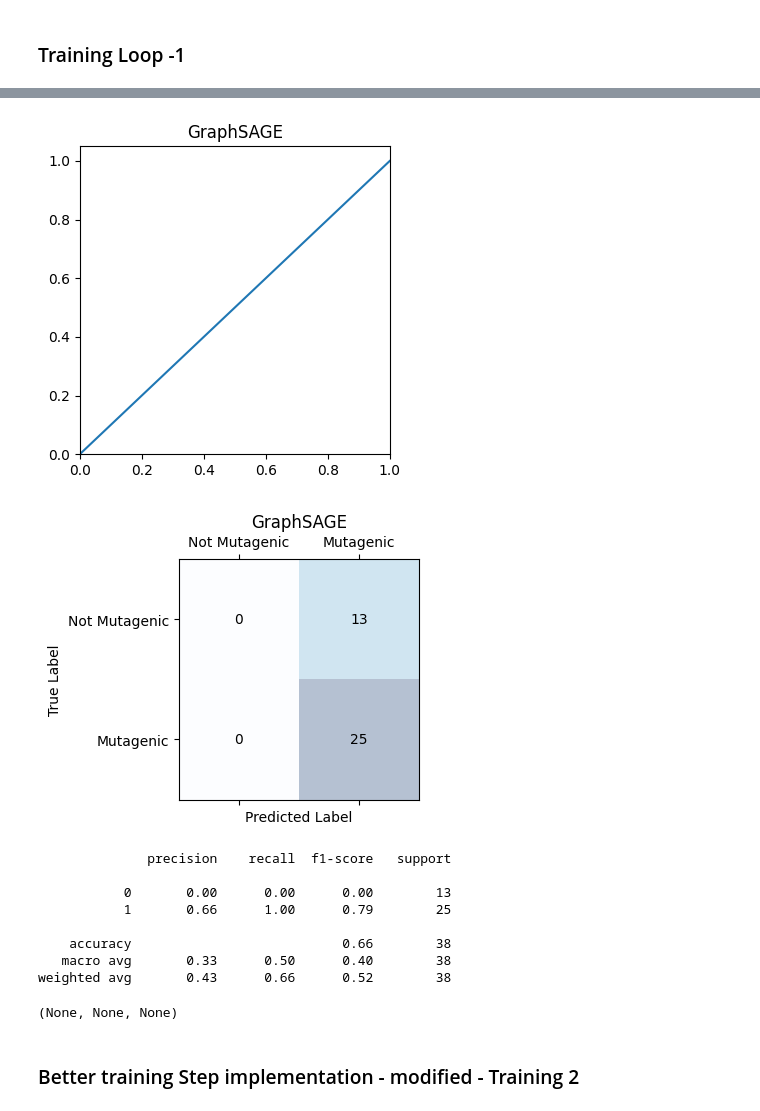
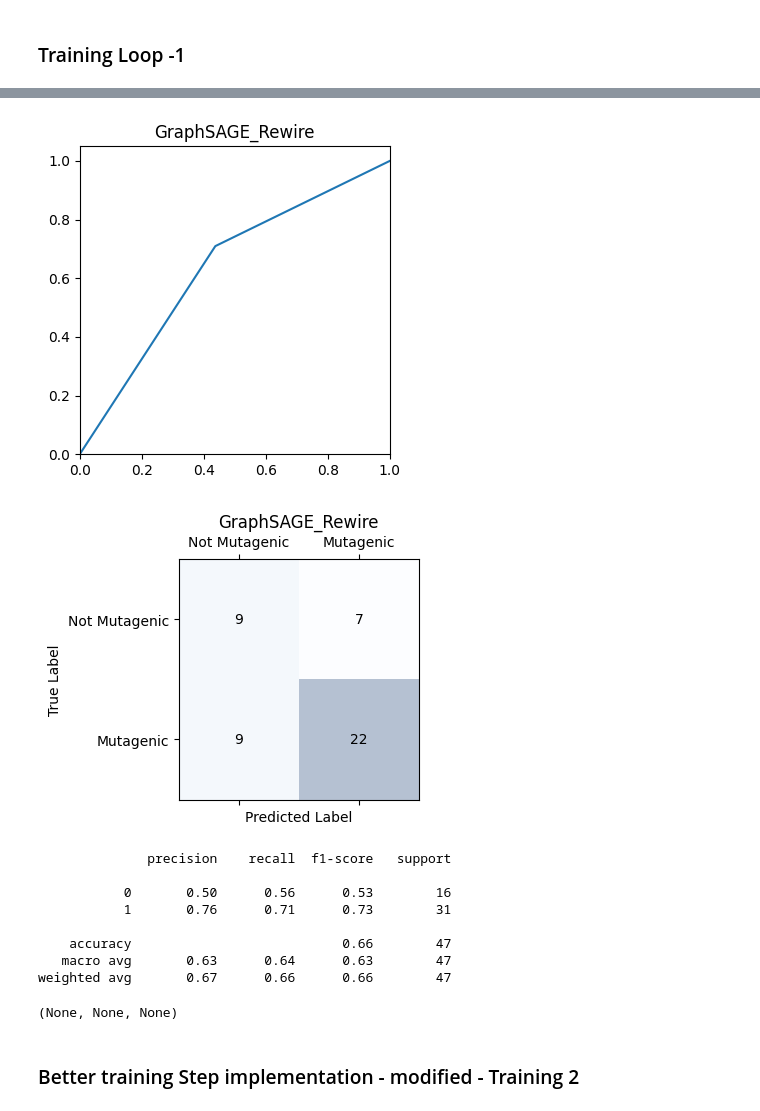
Before and after one commit to AmazingK2k3/Over_Squashing_GNNs, a Jupyter notebook: MUTAG_GraphSAGE.ipynb, the cells around one changed output, grey strips where cells are left out. Saved outputs shown, nothing was run; the diff lists cells and outputs as text; code cells hidden in the pictures.

```diff
--- a/MUTAG_GraphSAGE.ipynb
+++ b/MUTAG_GraphSAGE.ipynb
@@ -480,7 +539,7 @@ class GraphSAGE(torch.nn.Module):
 # %% [markdown]
 ## Loader Function
 # %%
-def split_data(data, train_size=0.8, val_size=0.1, random_state=42):
+def split_data(data, train_size=0.75, val_size=0.15, random_state=42):
     # Convert to list if not already
     data = list(data)
 
@@ -618,7 +672,7 @@ def c_matplot(model, test_loader, j):
 # %%
 from sklearn.utils.class_weight import compute_class_weight
 
-def train(model, loader, lr, epochs,i):
+def train_1(model, loader, lr, epochs,i, rewired_edge_index=None):
   # all_labels = []
   # for data in loader:
   #     all_labels.extend(data.y.cpu().numpy())
@@ -641,7 +695,7 @@ def train(model, loader, lr, epochs,i):
     val_loss = 0
     val_acc = 0
 
-    for data in loader:
+    for batch_idx, data in enumerate(train_loader):
       data.x = data.x.to(device)
       data.edge_index = data.edge_index.to(device)
       data.y = data.y.to(device).float()
@@ -649,7 +703,11 @@ def train(model, loader, lr, epochs,i):
       #data.y = data.y.view(-1,1)
 
       optimizer.zero_grad()
-      out = model(data.x, data.edge_index, data.batch)
+       # Handle rewired edge index if present
+      if rewired_edge_index is not None:
+          out = model(data.x, data.edge_index, data.batch, rewired_edge_index=rewired_edge_index[batch_idx])
+      else:
+          out = model(data.x, data.edge_index, data.batch)
       out = out.view(-1)
 
       #print("Before view", out)
@@ -659,7 +717,7 @@ def train(model, loader, lr, epochs,i):
       loss.backward()
       optimizer.step()
 
-    val_loss, val_acc = test(model, val_loader)
+    val_loss, val_acc = test(model, val_loader, rewired_edge_index=rewired_edge_index if rewired_edge_index is not None else None)
     val_acc = round(val_acc,2)
     #print("val_acc",val_acc)
     val_accuracies.append(val_acc)
@@ -700,20 +758,24 @@ def train(model, loader, lr, epochs,i):
   #return model, best_val_acc, best_train_acc, best_epoch
   return model, round(best_train_acc * 100, 2), round(best_val_acc, 2), best_epoch
 @torch.no_grad()
-def test(model, loader):
+def test(model, loader, rewired_edge_index=None):
   criterion = torch.nn.BCELoss()
   #model.eval()
   loss = 0
   acc = 0
 
-  for data in loader:
+  for batch_idx, data in enumerate(train_loader):
     data.x = data.x.to(device)
     data.edge_index = data.edge_index.to(device)
     data.y = data.y.to(device).float()
     data.batch = data.batch.to(device)
 
 
-    out = model(data.x, data.edge_index, data.batch)
+     # Handle rewired edge index if present
+    if rewired_edge_index is not None:
+        out = model(data.x, data.edge_index, data.batch, rewired_edge_index=rewired_edge_index[batch_idx])
+    else:
+        out = model(data.x, data.edge_index, data.batch)
     #print("Output shape:", out.shape)
     #print("Target shape:", data.y.shape)
 
@@ -733,23 +795,19 @@ def accuracy(pred_y, y):
   pred = (pred >= 0.5).float()
   #print("After thresholding", pred)
   return (pred == y).sum().item()/len(y)
-
-
-
-# Logs:
-# the validation accuracy has been pushed to the epoch for loop, have to run the models again and check how the metrics are changing.
-# Check if the best model is the one that is being returned.
-# Perform all three experiments with the learning rate set to 0.01
 # %%
-
+import torch.nn as nn
 
 
 batch_size = 32
 train_loader, val_loader, test_loader = loader(mutag, batch_size = batch_size)
-sage  = GraphSAGE(dim_h = 128).to(device)
+sage  = GraphSAGE_Rewire(dim_h = 128).to(device)
 model = sage
-model, train_acc, val_acc, epochs = train_1(model, train_loader, lr = 0.0001, epochs = 100, i = 1)
-test_loss, test_acc = test(model, test_loader)
+#model, train_acc, val_acc, epochs = train_1(model, train_loader, lr = 0.0001, epochs = 100, i = 1)
+model, train_acc, val_acc, epochs = train_1(model, train_loader, lr = 0.0001, epochs = 100, i = 1, rewired_edge_index=edge_index3)
+#test_loss, test_acc = test(model, test_loader)
+test_loss, test_acc = test(model, test_loader, rewired_edge_index= edge_index3)
+
 
 
 print(f'Test Loss: {test_loss} | Test Acc: {test_acc}%')
@@ -778,14 +836,14 @@ Training Accuracy: 74.58| Validation Accuracy: 75.0| Epoch: 66
 # %%
-c_matplot(model, test_loader,1)
+c_matplot(model, test_loader,1, rewired_edge_index= edge_index3)
 # %% [output]
-[figure, old version]
+[figure, new version]
-[figure, old version]
+[figure, new version]
               precision    recall  f1-score   support
 
-           0       0.00      0.00      0.00        13
-           1       0.66      1.00      0.79        25
+           0       0.50      0.56      0.53        16
+           1       0.76      0.71      0.73        31
 
-    accuracy                           0.66        38
-   macro avg       0.33      0.50      0.40        38
-weighted avg       0.43      0.66      0.52        38
+    accuracy                           0.66        47
+   macro avg       0.63      0.64      0.63        47
+weighted avg       0.67      0.66      0.66        47
 (None, None, None)
```
Also changed, not shown: parts of 30 cells of this notebook, 9 other files.
